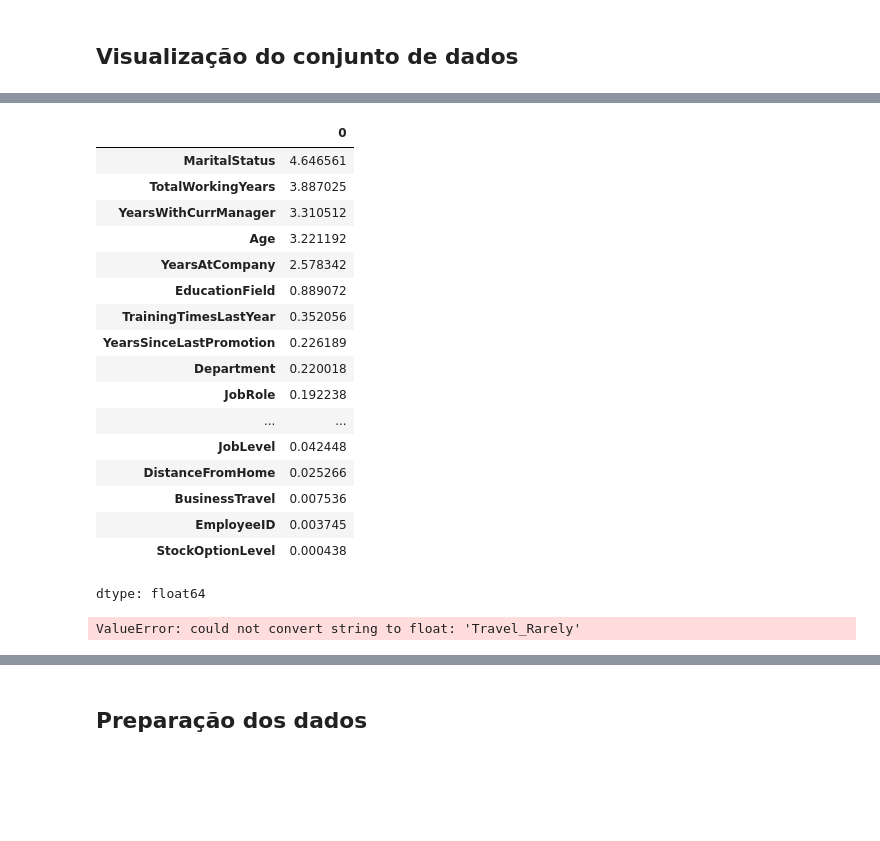
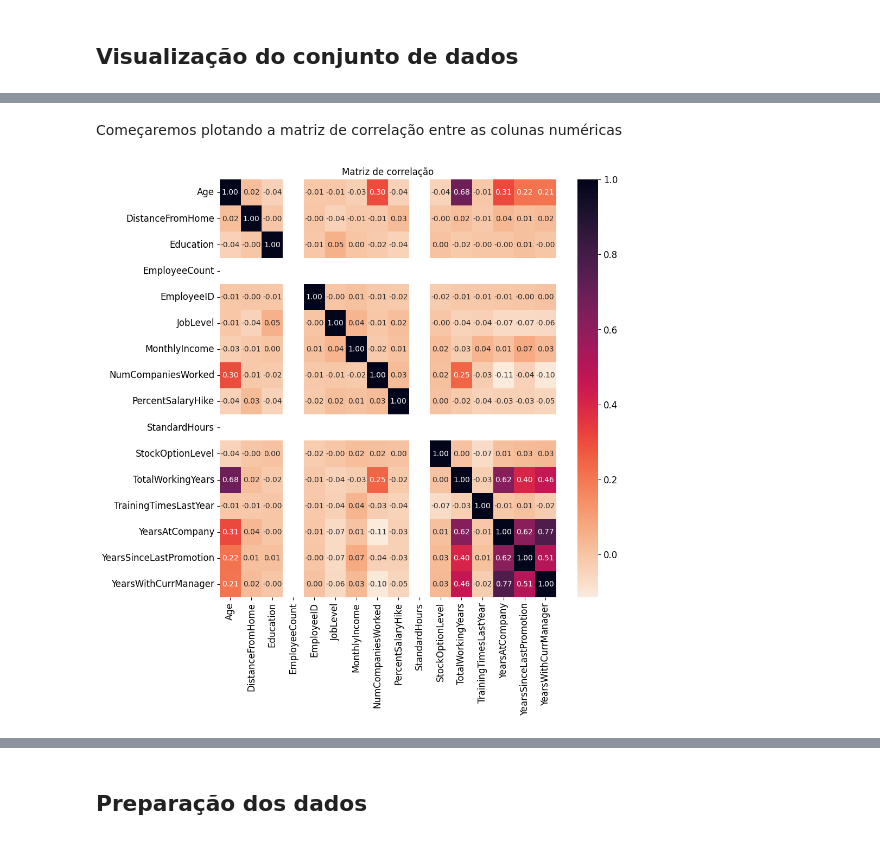
Before and after one commit to amandatz/employee-attrition-analysis, a Jupyter notebook: solution.ipynb, the cells around one changed output, grey strips where cells are left out. Saved outputs shown, nothing was run; the diff lists cells and outputs as text; code cells hidden in the pictures; blank space fills up the shorter version.

Commit message:
graphs

```diff
--- a/solution.ipynb
+++ b/solution.ipynb
@@ -241,42 +157,11 @@ numerical_scores_standardized = scaler.fit_transform(numerical_scores.values.res
-# %%
-combined_scores = pd.concat([
-    numerical_scores_normalized,
-    categorical_scores_normalized
-], axis=0).sort_values(ascending=False)
-
-combined_scores
-# %% [output]
-|  | 0 |
-| MaritalStatus | 4.646561 |
-| TotalWorkingYears | 3.887025 |
-| YearsWithCurrManager | 3.310512 |
-| Age | 3.221192 |
-| YearsAtCompany | 2.578342 |
-| EducationField | 0.889072 |
-| TrainingTimesLastYear | 0.352056 |
-| YearsSinceLastPromotion | 0.226189 |
-| Department | 0.220018 |
-| JobRole | 0.192238 |
-| ... | ... |
-| JobLevel | 0.042448 |
-| DistanceFromHome | 0.025266 |
-| BusinessTravel | 0.007536 |
-| EmployeeID | 0.003745 |
-| StockOptionLevel | 0.000438 |
-dtype: float64
-# %%
-from sklearn.ensemble import RandomForestClassifier
-
-# Aplicando Random Forest para calcular a importância das variáveis
-rf = RandomForestClassifier()
-rf.fit(employees_analysis_X, employees_analysis_y)
-
-# Importância das variáveis
-importances = rf.feature_importances_
-importances_series = pd.Series(importances, index=X.columns)
-importances_series.sort_values(ascending=False, inplace=True)
-
-# Exibindo as variáveis mais importantes
-print(importances_series)
-# %% [output]
-ValueError: could not convert string to float: 'Travel_Rarely'
+# %% [markdown]
+Começaremos plotando a matriz de correlação entre as colunas numéricas
+# %%
+corr_matrix = employees.corr(numeric_only=True)
+
+fig, ax = plt.subplots(figsize=(10,10))
+sns.heatmap(corr_matrix, annot=True, fmt='.2f', cmap='rocket_r', ax=ax)
+plt.title('Matriz de correlação')
+plt.show()
+# %% [output]
+[figure, added]
```
Also changed, not shown: parts of 21 cells of this notebook.
